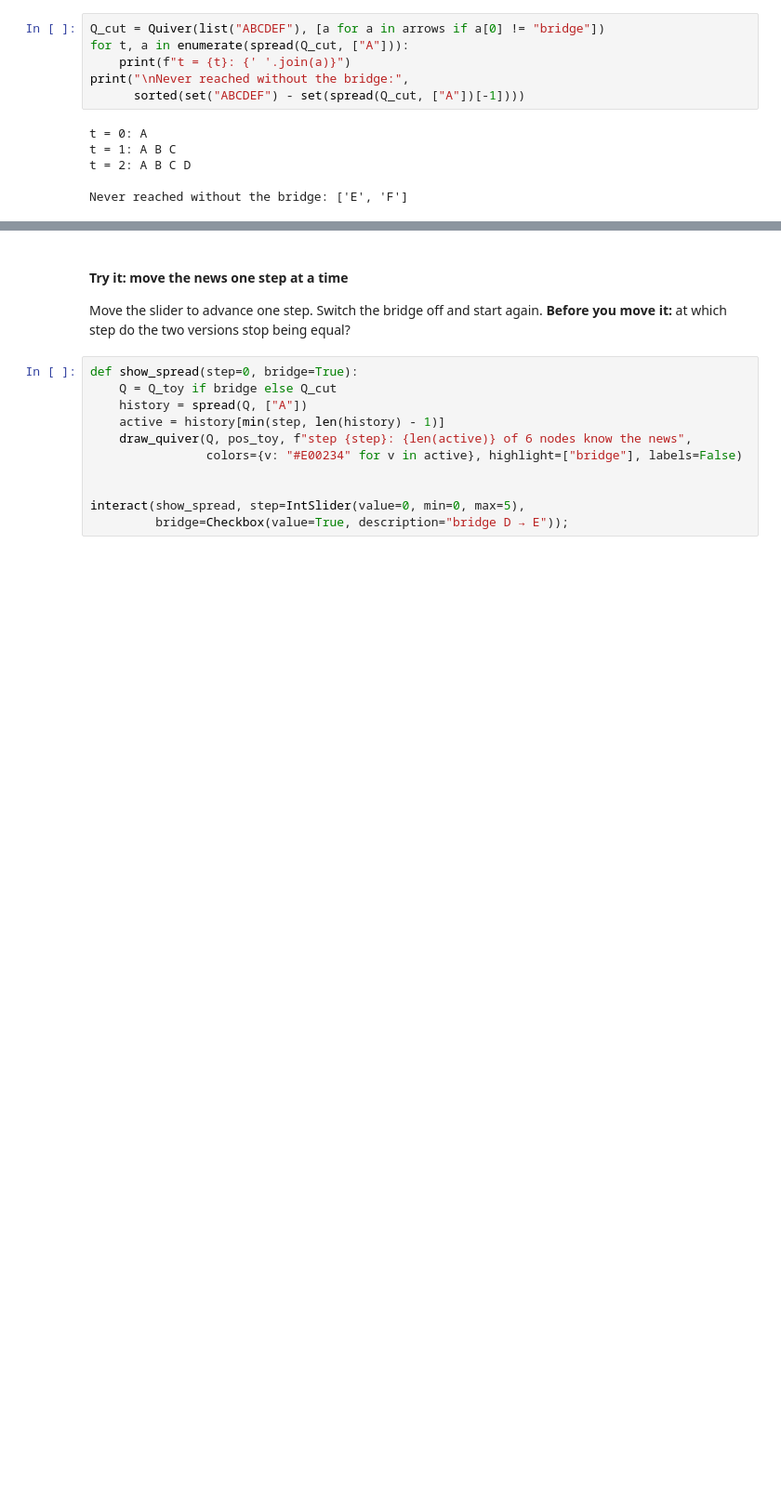
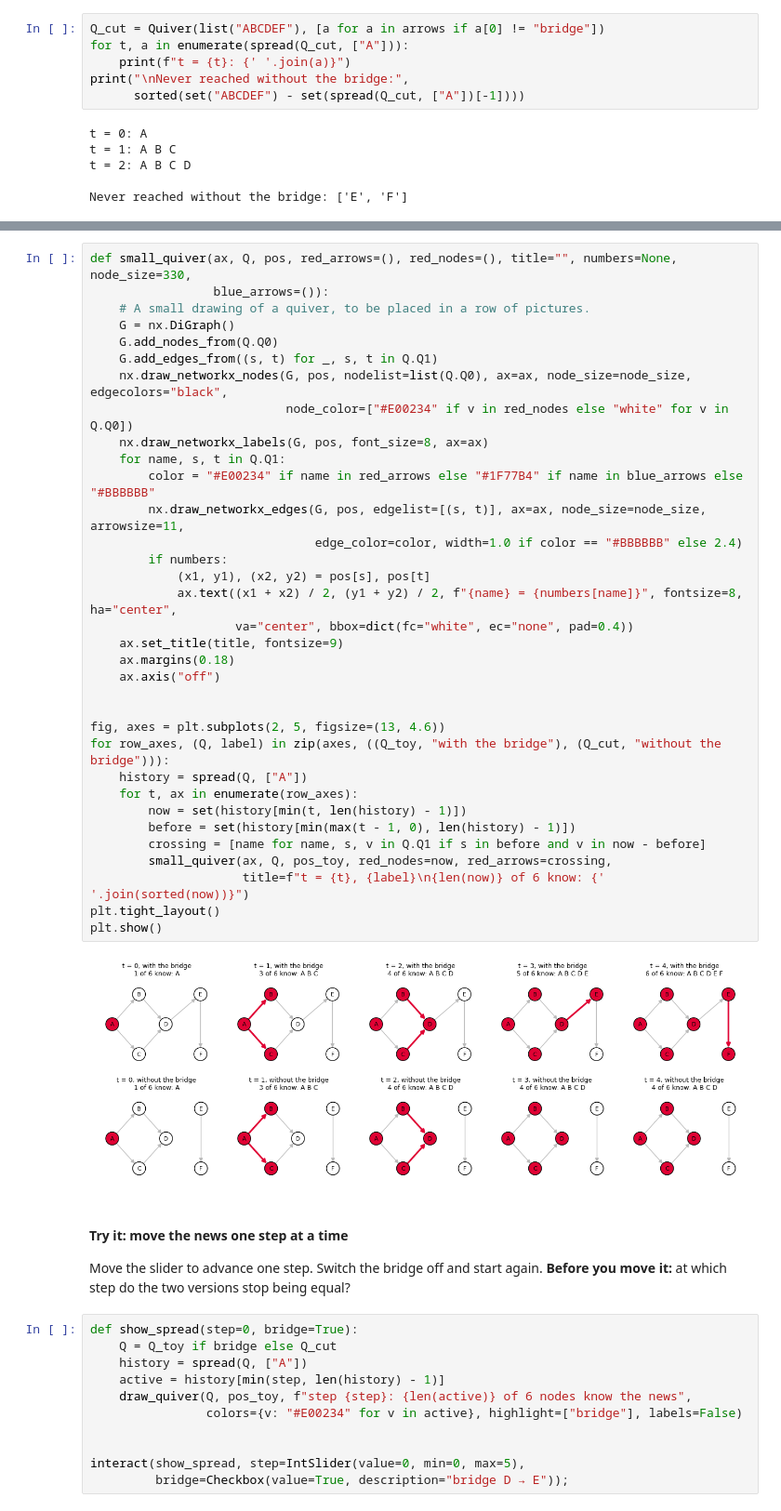
Before and after one commit to Izainea/aiq-quivers, a Jupyter notebook: workshop_ciarp2026.ipynb, the cells around one changed output, grey strips where cells are left out. Shown at 93% size. Cells and saved outputs as stored; diff of their text form; blank space fills up the shorter version.

Commit message:
Workshop notebook: pictures with concrete values and a more explicit Brauer section

```diff
--- a/workshop_ciarp2026.ipynb
+++ b/workshop_ciarp2026.ipynb
@@ -168,3 +175,39 @@ Never reached without the bridge: ['E', 'F']
+# %%
+def small_quiver(ax, Q, pos, red_arrows=(), red_nodes=(), title="", numbers=None, node_size=330,
+                 blue_arrows=()):
+    # A small drawing of a quiver, to be placed in a row of pictures.
+    G = nx.DiGraph()
+    G.add_nodes_from(Q.Q0)
+    G.add_edges_from((s, t) for _, s, t in Q.Q1)
+    nx.draw_networkx_nodes(G, pos, nodelist=list(Q.Q0), ax=ax, node_size=node_size, edgecolors="black",
+                           node_color=["#E00234" if v in red_nodes else "white" for v in Q.Q0])
+    nx.draw_networkx_labels(G, pos, font_size=8, ax=ax)
+    for name, s, t in Q.Q1:
+        color = "#E00234" if name in red_arrows else "#1F77B4" if name in blue_arrows else "#BBBBBB"
+        nx.draw_networkx_edges(G, pos, edgelist=[(s, t)], ax=ax, node_size=node_size, arrowsize=11,
+                               edge_color=color, width=1.0 if color == "#BBBBBB" else 2.4)
+        if numbers:
+            (x1, y1), (x2, y2) = pos[s], pos[t]
+            ax.text((x1 + x2) / 2, (y1 + y2) / 2, f"{name} = {numbers[name]}", fontsize=8, ha="center",
+                    va="center", bbox=dict(fc="white", ec="none", pad=0.4))
+    ax.set_title(title, fontsize=9)
+    ax.margins(0.18)
+    ax.axis("off")
+
+
+fig, axes = plt.subplots(2, 5, figsize=(13, 4.6))
+for row_axes, (Q, label) in zip(axes, ((Q_toy, "with the bridge"), (Q_cut, "without the bridge"))):
+    history = spread(Q, ["A"])
+    for t, ax in enumerate(row_axes):
+        now = set(history[min(t, len(history) - 1)])
+        before = set(history[min(max(t - 1, 0), len(history) - 1)])
+        crossing = [name for name, s, v in Q.Q1 if s in before and v in now - before]
+        small_quiver(ax, Q, pos_toy, red_nodes=now, red_arrows=crossing,
+                     title=f"t = {t}, {label}\n{len(now)} of 6 know: {' '.join(sorted(now))}")
+plt.tight_layout()
+plt.show()
+# %% [output]
+[figure, added]
 # %% [markdown]
 #### Try it: move the news one step at a time
 
```
Also changed, not shown: parts of 52 cells of this notebook.
